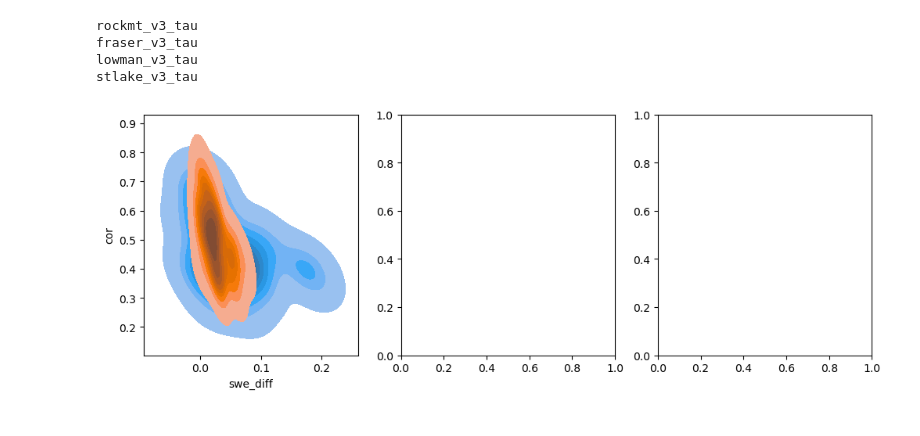
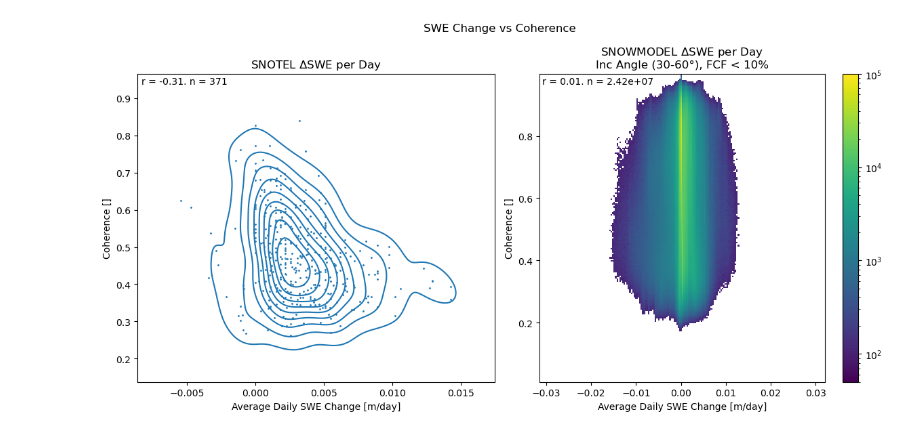
Before and after one commit to ZachHoppinen/uavsar-coherence, a Jupyter notebook: src/compare/snowfactors/accumulation.ipynb, the cells around one changed output. Cells and saved outputs as stored; diff of their text form; code cells hidden in the pictures.

Commit message:
snow factors figures

```diff
--- a/src/compare/snowfactors/accumulation.ipynb
+++ b/src/compare/snowfactors/accumulation.ipynb
@@ -20,8 +20,9 @@ from taus import decorrelation_temporal_model
 # %%
 # fps = list(Path('/Users/rdcrlzh1/Documents/uavsar-coherence/uavsar').glob('*_tau.nc'))
 fps = list(Path('/bsuhome/zacharykeskinen/scratch/coherence/uavsar').glob('*_tau.nc'))
-dss = {fp.stem.replace('_v2',''): xr.open_dataset(fp).sel(pol = 'VV') for fp in fps}
+dss = {fp.stem.replace('_v3_tau',''): xr.open_dataset(fp) for fp in fps}
 df = pd.read_csv(Path('/bsuhome/zacharykeskinen/uavsar-coherence/data/snotel').joinpath('snotel_uavsar_diffs_v2.csv'))
 df = df[df['pol'] == 'VV']
+df['swe_diff_daynorm'] = df.swe_diff / df.days
 
 fig_dir = Path('/Users/rdcrlzh1/Documents/uavsar-coherence/snow/')
@@ -39,3 +29 @@ df['swe_diff'].min()
-# %%
-df['swe_diff_bins'] = pd.cut(df['swe_diff'], bins = [-10, 0, 0.02, 10])
 # %%
@@ -82,28 +49,0 @@ for snotel_id in df.snotel.unique():
-# %%
-fig, axes= plt.subplots(1,3 , figsize = (12, 4))
-# gs = axes[0, 1].get_gridspec()
-# for ax in axes[1, :]: ax.remove()
-# axbig = fig.add_subplot(gs[1, :])
-
-data = df[df.days > 4].copy()#.loc[df.snotel.isin((df[df.days < 8].value_counts('snotel') > 20).index)]
-
-ax = axes[0]
-data['dt_bins'] = pd.cut(data['days'], bins = [5, 10, 15, 300])
-# sns.scatterplot(x='swe_diff', y='cor', hue = 'dt_bins', data=data, ec=None, legend=True, ax= ax, palette = 'Blues', zorder= 1e4)#, hue_norm=(0,30))
-# sns.kdeplot(x = 'swe_diff', y = 'cor', data = df, hue = 'dt_bins', ax = axes[0])
-# sns.kdeplot(x = 'swe_diff', y = 'cor', data = df, ax= axes[0], fill=False)
-# sns.kdeplot(x = 'swe_diff', y = 'cor', data = df[df.days > 10], ax= axes[0], fill = False)
-sns.kdeplot(x = 'swe_diff', y = 'cor', data = df[(df.days > 7) & (df.days < 14)], ax= axes[0], fill=True, thresh = 0.01)
-sns.kdeplot(x = 'swe_diff', y = 'cor', data = df[df.days < 7], ax= axes[0], fill=True, thresh = 0.01)
-
-ax = axes[1]
-from itertools import product
-cohs = []
-sds = []
-for stem, ds_full in dss.items():
-# %% [output]
-rockmt_v3_tau
-fraser_v3_tau
-lowman_v3_tau
-stlake_v3_tau
-[figure, removed]
@@ -109,0 +85,39 @@ stlake_v3_tau
+# %%
+fig, axes= plt.subplots(1,2 , figsize = (12, 6))
+# gs = axes[0, 1].get_gridspec()
+# for ax in axes[1, :]: ax.remove()
+# axbig = fig.add_subplot(gs[1, :])
+
+data = df[df.days > 4].copy()#.loc[df.snotel.isin((df[df.days < 8].value_counts('snotel') > 20).index)]
+
+ax = axes[0]
+data['dt_bins'] = pd.cut(data['days'], bins = [5, 10, 15, 300])
+# sns.kdeplot(x = 'swe_diff_daynorm', y = 'cor', data = df[(df.days > 7) & (df.days < 14)], ax= ax, fill=True, thresh = 0.01)
+# sns.kdeplot(x = 'swe_diff_daynorm', y = 'cor', data = df[df.days < 7], ax= ax, fill=True, thresh = 0.01)
+sns.kdeplot(x = 'swe_diff_daynorm', y = 'cor', data = df, ax = ax, fill= False)
+sns.scatterplot(x = 'swe_diff_daynorm', y = 'cor', data = df, ax= ax, s = 5)
+# import matplotlib.patches as  mpatches
+# handles = [mpatches.Patch(facecolor=plt.cm.Reds(100), label="<7 days"),
+        #    mpatches.Patch(facecolor=plt.cm.Blues(100), label="7-14 days")]
+# ax.legend(handles=handles)
+rmse, r, n = get_stats(df.swe_diff_daynorm, df.cor)
+add_text(f'r = {r:.2f}. n = {n:.0f}', ax, 'upper left')
+ax.set_title('SNOTEL $\\Delta$SWE per Day')
+
+ax = axes[1]
+h = ax.hist2d(dswes, cors, bins = 200, norm=mpl.colors.LogNorm(vmin = 50, vmax = 100000), cmin = 100)
+fig.colorbar(h[3], ax = ax)
+rmse, r, n = get_stats(dswes, cors)
+add_text(f'r = {r:.2f}. n = {n:.2e}', ax, 'upper left')
+ax.set_title('SNOWMODEL $\\Delta$SWE per Day\nInc Angle (30-60°), FCF < 10%')
+
+for ax in axes:
+        ax.set_xlabel('Average Daily SWE Change [m/day]')
+        ax.set_ylabel('Coherence []')
+
+plt.suptitle('SWE Change vs Coherence')
+plt.tight_layout()
+fig_dir = Path('/bsuhome/zacharykeskinen/uavsar-coherence/figures/snow')
+plt.savefig(fig_dir.joinpath('SWE_change_cor.png'))
+# %% [output]
+[figure, added]
```
Also changed, not shown: parts of 4 cells of this notebook, 7 other files.
